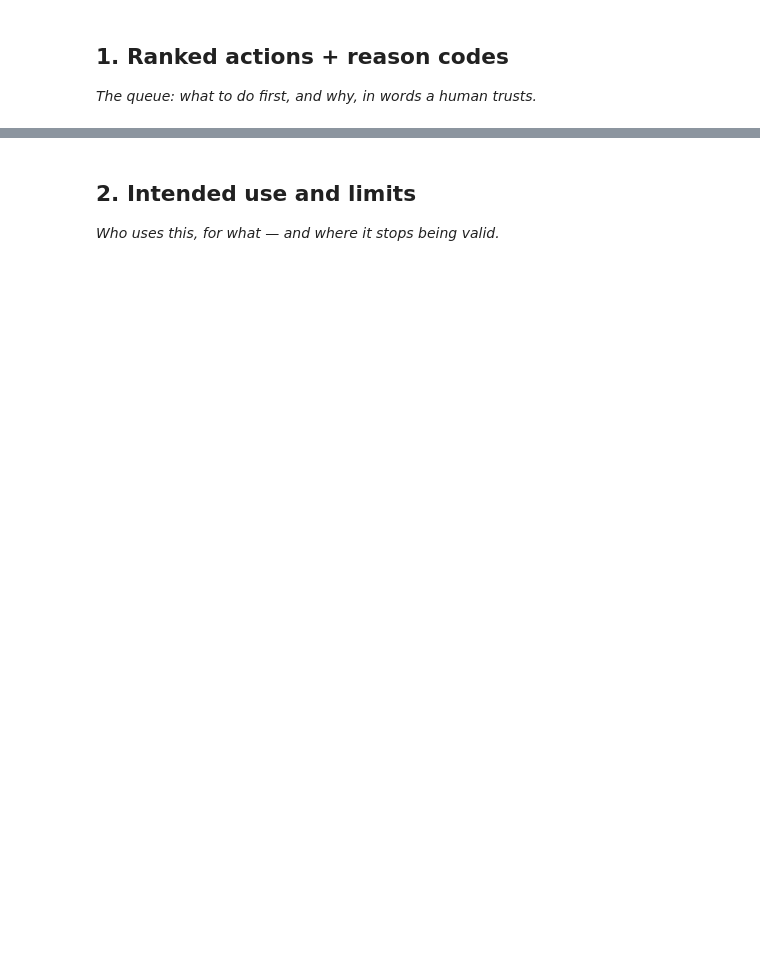
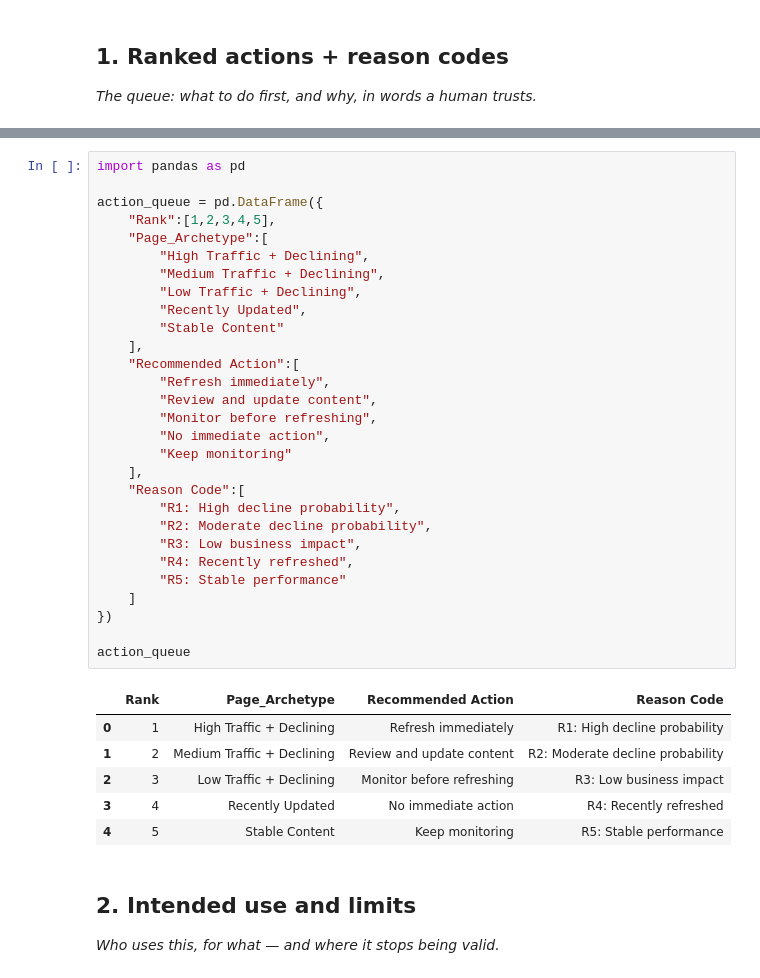
Before and after one commit to fmarryam70-ux/flyrank-ml-internship, a Jupyter notebook: work/notebooks/w07_action_playbook.ipynb, the cells around one changed output, grey strips where cells are left out. Saved outputs shown, nothing was run; the diff lists cells and outputs as text; blank space fills up the shorter version.

```diff
--- a/work/notebooks/w07_action_playbook.ipynb
+++ b/work/notebooks/w07_action_playbook.ipynb
@@ -13,3 +19,39 @@ This skeleton is yours to fill. Work the sections **in order** — each one has
+# %%
+import pandas as pd
+
+action_queue = pd.DataFrame({
+    "Rank":[1,2,3,4,5],
+    "Page_Archetype":[
+        "High Traffic + Declining",
+        "Medium Traffic + Declining",
+        "Low Traffic + Declining",
+        "Recently Updated",
+        "Stable Content"
+    ],
+    "Recommended Action":[
+        "Refresh immediately",
+        "Review and update content",
+        "Monitor before refreshing",
+        "No immediate action",
+        "Keep monitoring"
+    ],
+    "Reason Code":[
+        "R1: High decline probability",
+        "R2: Moderate decline probability",
+        "R3: Low business impact",
+        "R4: Recently refreshed",
+        "R5: Stable performance"
+    ]
+})
+
+action_queue
+# %% [output]
+|  | Rank | Page_Archetype | Recommended Action | Reason Code |
+| 0 | 1 | High Traffic + Declining | Refresh immediately | R1: High decline probability |
+| 1 | 2 | Medium Traffic + Declining | Review and update content | R2: Moderate decline probability |
+| 2 | 3 | Low Traffic + Declining | Monitor before refreshing | R3: Low business impact |
+| 3 | 4 | Recently Updated | No immediate action | R4: Recently refreshed |
+| 4 | 5 | Stable Content | Keep monitoring | R5: Stable performance |
 # %% [markdown]
 ## 2. Intended use and limits
 
```
Also changed, not shown: parts of 10 cells of this notebook.
